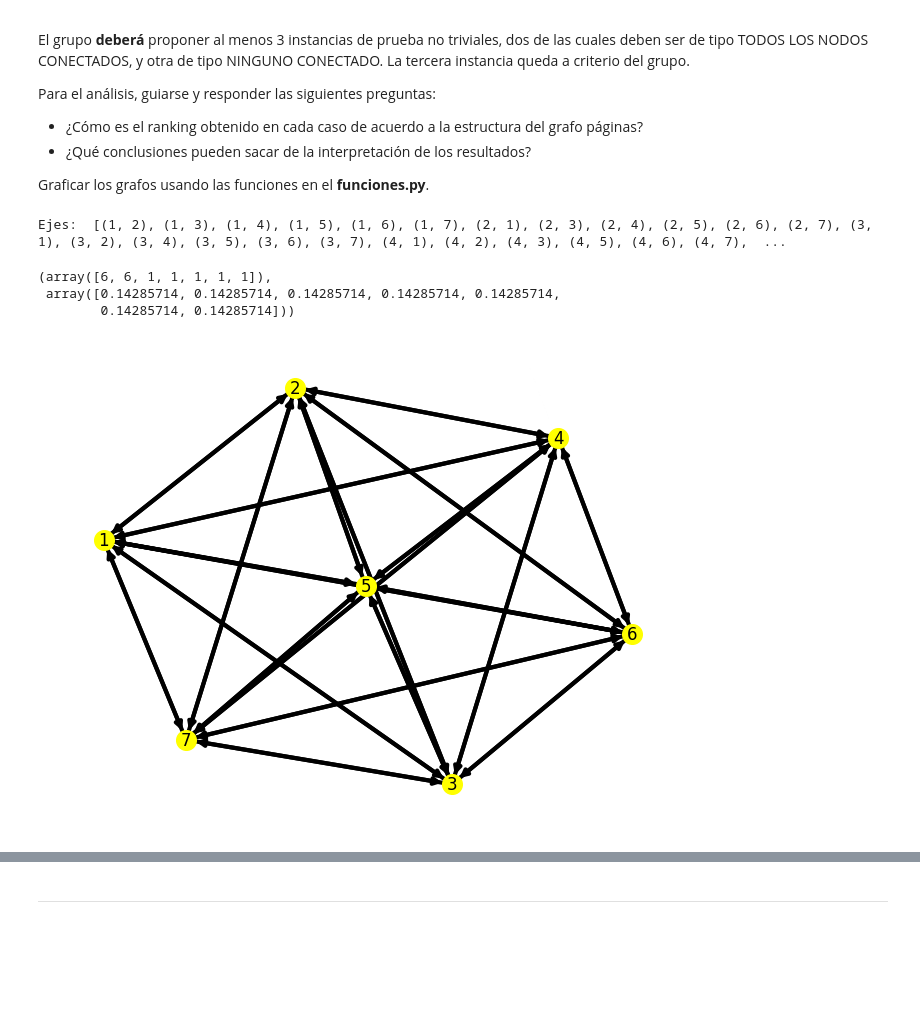
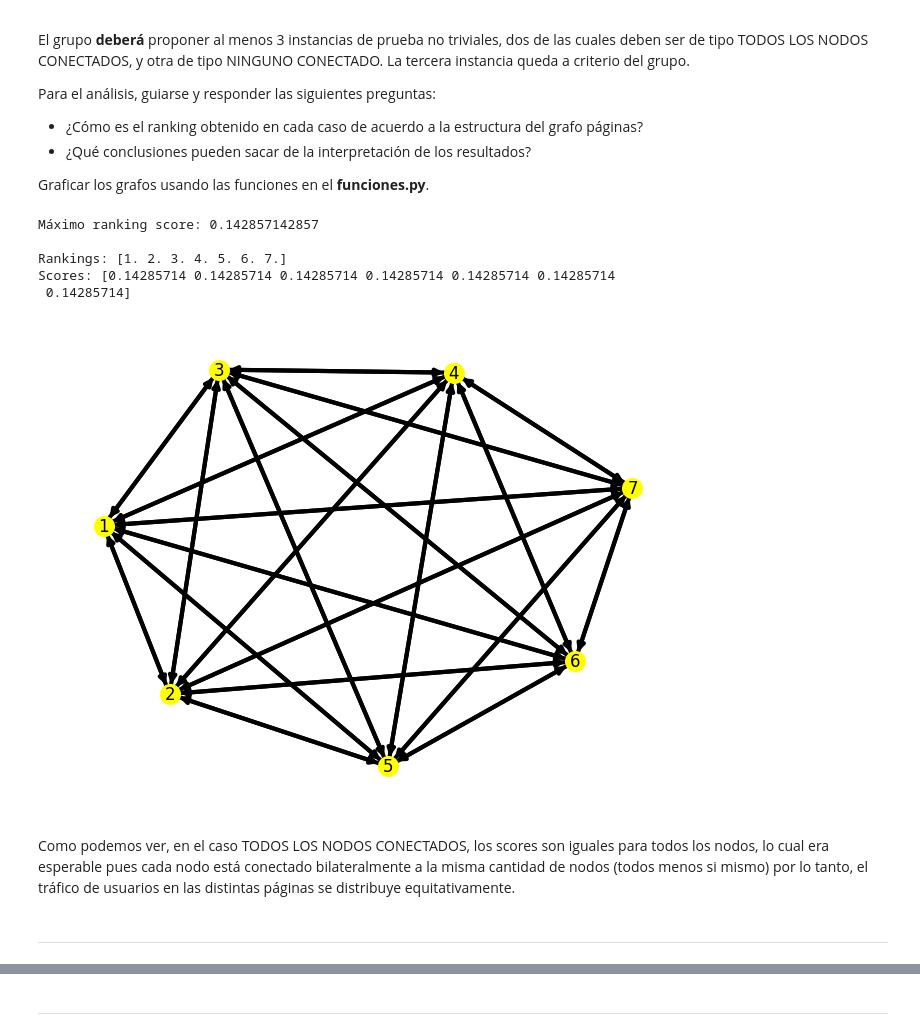
Before and after one commit to r3ch1rd/TP1alc, a Jupyter notebook: grupo_XX_TP1.ipynb, the cells around one changed output, grey strips where cells are left out. Cells and saved outputs as stored; diff of their text form; code cells hidden in the pictures; blank space fills up the shorter version.

```diff
--- a/grupo_XX_TP1.ipynb
+++ b/grupo_XX_TP1.ipynb
@@ -266,15 +266,23 @@ Graficar los grafos usando las funciones en el **funciones.py**.
 # %%
 todos_conectados = np.array([[0,1,1,1,1,1,1],[1,0,1,1,1,1,1],[1,1,0,1,1,1,1],[1,1,1,0,1,1,1],[1,1,1,1,0,1,1],[1,1,1,1,1,0,1],[1,1,1,1,1,1,0]])
 
-dibujarGrafo(todos_conectados)
+dibujarGrafo(todos_conectados,print_ejes=False)
 
-obtenerMaximoRankingScore(todos_conectados, p)
-calcularRanking(todos_conectados,p) #Bug sin sentido acá
+print("\n" + "Máximo ranking score:", obtenerMaximoRankingScore(todos_conectados, p))
+
+rnk, scr = calcularRanking(todos_conectados,p)
+print("\n" + "Rankings:", rnk, "\n" + "Scores:", scr)
 # %% [output]
-Ejes:  [(1, 2), (1, 3), (1, 4), (1, 5), (1, 6), (1, 7), (2, 1), (2, 3), (2, 4), (2, 5), (2, 6), (2, 7), (3, 1), (3, 2), (3, 4), (3, 5), (3, 6), (3, 7), (4, 1), (4, 2), (4, 3), (4, 5), (4, 6), (4, 7),  ...
+Máximo ranking score: 0.142857142857
+
+Rankings: [1. 2. 3. 4. 5. 6. 7.]
+Scores: [0.14285714 0.14285714 0.14285714 0.14285714 0.14285714 0.14285714
+ 0.14285714]
-(array([6, 6, 1, 1, 1, 1, 1]),
- array([0.14285714, 0.14285714, 0.14285714, 0.14285714, 0.14285714,
-        0.14285714, 0.14285714]))
-[figure, old version]
+[figure, new version]
+# %% [markdown]
+Como podemos ver, en el caso TODOS LOS NODOS CONECTADOS, los scores son iguales para todos los nodos, lo cual era esperable pues cada nodo está conectado bilateralmente a la misma cantidad de nodos (todos menos si mismo) por lo tanto, el tráfico de usuarios en las distintas páginas se distribuye equitativamente.
+# %% [markdown]
+
+---
 # %%
 ninguno_conectado = np.array([[0,0,0,0,0],[0,0,0,0,0],[0,0,0,0,0],[0,0,0,0,0],[0,0,0,0,0]])
```
Also changed, not shown: parts of 47 cells of this notebook.
